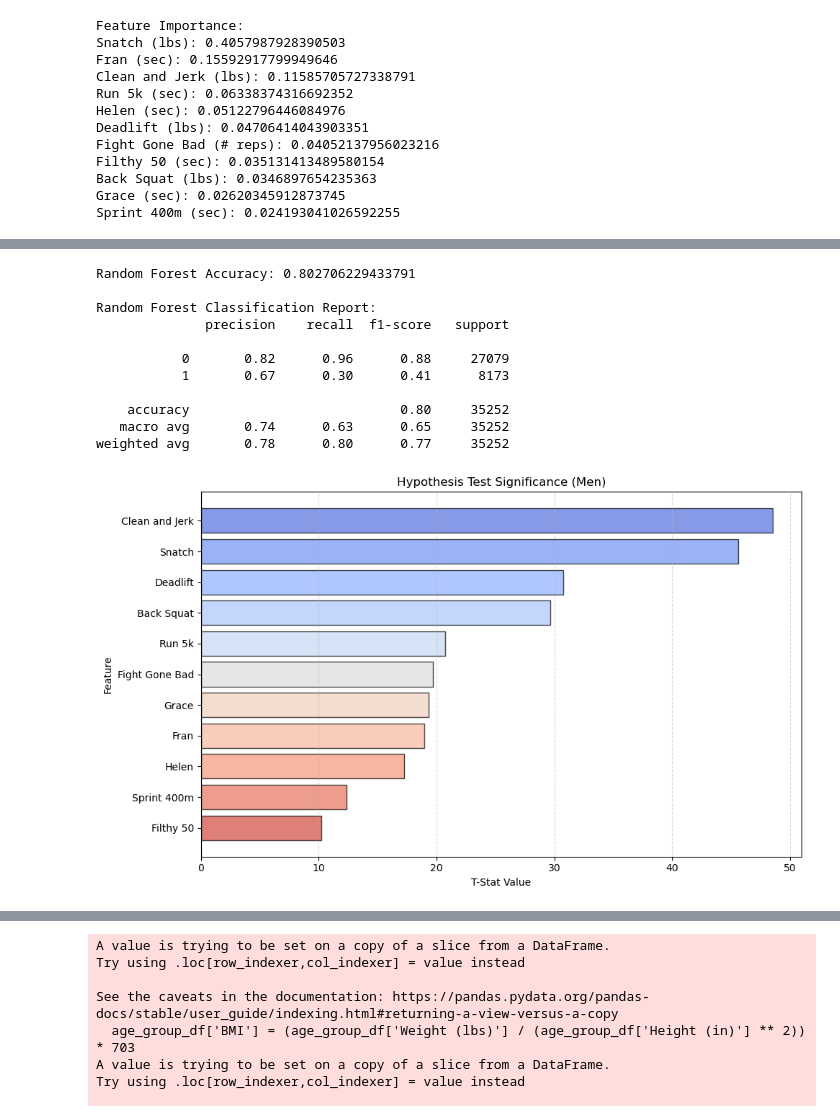
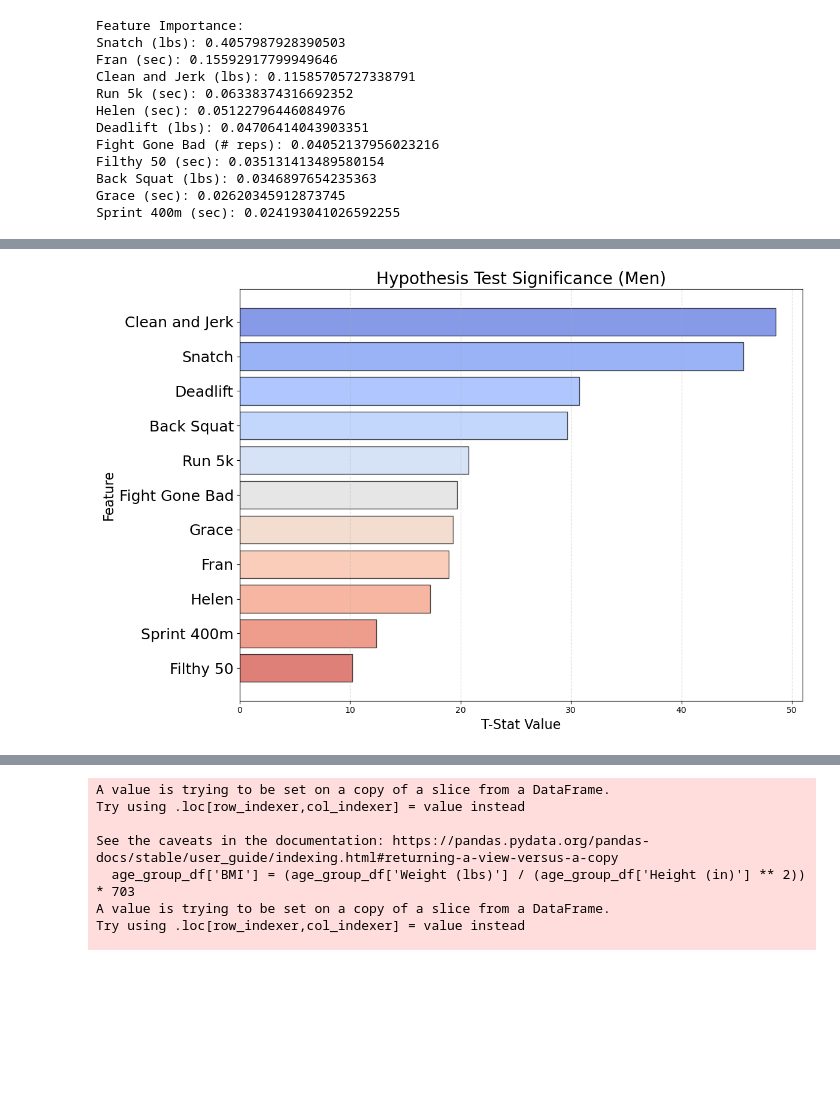
Before and after one commit to cdmoseley/CrossFit-Galvanize-Capstone, a Jupyter notebook: Crossfit_Analysis.ipynb, the cells around one changed output, grey strips where cells are left out. Cells and saved outputs as stored; diff of their text form; code cells hidden in the pictures; blank space fills up the shorter version.

```diff
--- a/Crossfit_Analysis.ipynb
+++ b/Crossfit_Analysis.ipynb
@@ -578,54 +509,32 @@ plt.show()
-# %%
-# Fitting a Random Forest classifier
-rf_model = RandomForestClassifier(n_estimators=100, random_state=42)
-rf_model.fit(X_train_imputed, y_train)
-
-# Predicting on the testing set
-y_pred_rf = rf_model.predict(X_test_imputed)
-
-# Evaluating the model
-accuracy_rf = accuracy_score(y_test, y_pred_rf)
-print("Random Forest Accuracy:", accuracy_rf)
-print("\nRandom Forest Classification Report:")
-print(classification_report(y_test, y_pred_rf))
-# %% [output]
-Random Forest Accuracy: 0.802706229433791
-
-Random Forest Classification Report:
-              precision    recall  f1-score   support
-
-           0       0.82      0.96      0.88     27079
-           1       0.67      0.30      0.41      8173
-
-    accuracy                           0.80     35252
-   macro avg       0.74      0.63      0.65     35252
-weighted avg       0.78      0.80      0.77     35252
 # %%
 # Hypothesis Test Chart
 t_stat_values = [48.55, 45.6, 19.7, 29.67, 30.74, 10.22, 12.39, 19.32, 17.26, 20.75, 18.94]
 features = ['Clean and Jerk', 'Snatch', 'Fight Gone Bad', 'Back Squat', 'Deadlift', 'Filthy 50', 'Sprint 400m', 'Grace', 'Helen', 'Run 5k', 'Fran']
 # Sort features and t-stat values by absolute t-statistic value
 sorted_indices = sorted(range(len(t_stat_values)), key=lambda i: abs(t_stat_values[i]), reverse=True)
 sorted_features = [features[i] for i in sorted_indices]
 sorted_t_stat_values = [t_stat_values[i] for i in sorted_indices]
 
 # Create a color palette
 colors = sns.color_palette("coolwarm", len(t_stat_values))
 
 # Create a bar plot
-plt.figure(figsize=(10, 6))
+plt.figure(figsize=(12, 8))  # Adjust the figure size
 plt.barh(sorted_features, sorted_t_stat_values, color=colors, edgecolor='black', alpha=0.7)
-plt.xlabel('T-Stat Value')
-plt.ylabel('Feature')
-plt.title('Hypothesis Test Significance (Men)')
+
+plt.xlabel('T-Stat Value', fontsize=16)  # Increase font size for x-label
+plt.ylabel('Feature', fontsize=16)       # Increase font size for y-label
+plt.title('Hypothesis Test Significance (Men)', fontsize=20)  # Increase font size for title
+
 plt.axvline(x=0, color='black', linestyle='--', linewidth=0.5)  # Add vertical line at zero for reference
 plt.grid(axis='x', linestyle='--', alpha=0.5)  # Add gridlines for better readability
 plt.gca().invert_yaxis()  # Invert y-axis to show features with higher values on top
+plt.yticks(fontsize=18)  # Increase font size for y-axis labels
 plt.tight_layout()  # Adjust layout to prevent labels from overlapping
+
 plt.show()
-plt.show()
 # %% [output]
-[figure, old version]
+[figure, new version]
 # %%
 # Hypothesis Test Chart
 t_stat_values = [25.88, 27.72, 18.58, 20.57, 7.57, 9.6, 12.16, 15.177, 13.28, 18.94, 18.13]
```
Also changed, not shown: parts of 14 cells of this notebook, 1 other file.
